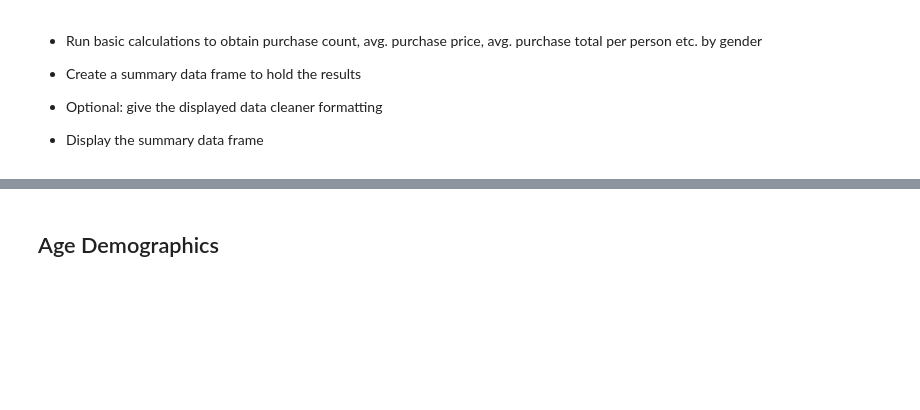
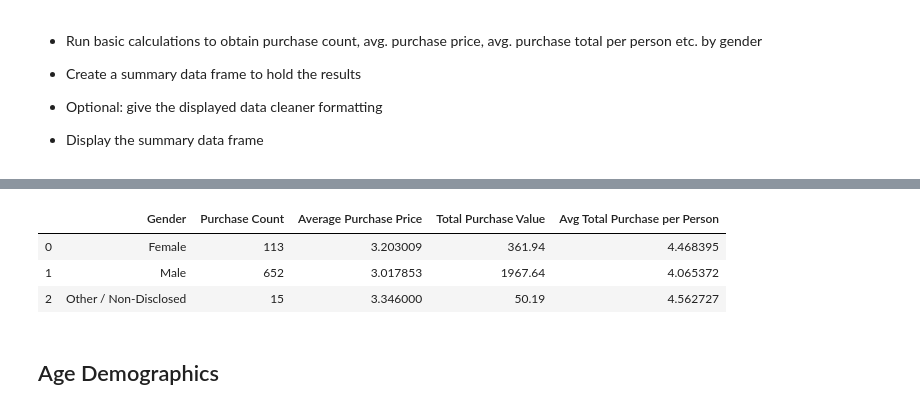
Before and after one commit to stewart-lacy/Pandas-Challange, a Jupyter notebook: HeroesOfPymoli_starter.ipynb, the cells around one changed output, grey strips where cells are left out. Cells and saved outputs as stored; diff of their text form; code cells hidden in the pictures; blank space fills up the shorter version.

```diff
--- a/HeroesOfPymoli_starter.ipynb
+++ b/HeroesOfPymoli_starter.ipynb
@@ -110,0 +77,17 @@ Female_players = purchase_data.drop[["Gender"]]
+# %%
+len_of_data = purchase_data["SN"].nunique()
+male=purchase_data.loc[purchase_data['Gender'] == "Male"]["SN"].nunique()
+male_percent = ((male/len_of_data)*100)
+
+female=purchase_data.loc[purchase_data['Gender'] == "Female"]["SN"].nunique()
+female_percent = ((female/len_of_data)*100)
+
+other= len_of_data - male - female
+other_percent = ((other/len_of_data)*100)
+
+
+Gender_Demographics_summary = pd.DataFrame({"": ["Male", "Female", "Other / Non-Disclosed"],"Total Count": [male,female,other], "Percentage of Players":[male_percent,female_percent, other_percent] })
+Gender_Demographics_summary
+
+Gender_Demographics_final= Gender_Demographics_summary.set_index("")
+Gender_Demographics_final.style.format({"Percentage of Players": "{:.2f}%"})
@@ -134,3 +116,39 @@ Female_players = purchase_data.drop[["Gender"]]
+# %%
+len_of_purchase = purchase_data["Purchase ID"].nunique()
+avg_purchase_price = purchase_data["Price"].nunique()
+#Purchase Count
+
+female_purchase_count=purchase_data.loc[purchase_data['Gender'] == "Female"]["Purchase ID"].nunique()
+male_purchase_count=purchase_data.loc[purchase_data['Gender'] == "Male"]["Purchase ID"].nunique()
+other_purchase_count = (len_of_purchase - male_purchase_count - female_purchase_count)
+#Average Puchase Price
+
+female_avg_purchase_price = purchase_data.loc[purchase_data['Gender'] == "Female"]["Price"].mean()
+male_avg_purchase_price = purchase_data.loc[purchase_data['Gender'] == "Male"]["Price"].mean()
+other_avg_purchase_price = purchase_data.loc[purchase_data['Gender'] == "Other / Non-Disclosed"]["Price"].mean()
+
+#Total Purchase Value
+female_sum_purchase_price = purchase_data.loc[purchase_data['Gender'] == "Female"]["Price"].sum()
+male_sum_purchase_price = purchase_data.loc[purchase_data['Gender'] == "Male"]["Price"].sum()
+other_sum_purchase_price = purchase_data.loc[purchase_data['Gender'] == "Other / Non-Disclosed"]["Price"].sum()
+
+#Average Total Purchase per Person
+ #avg_female_purchase_count=
+avg_total_female = (female_sum_purchase_price/female)
+avg_total_male = (male_sum_purchase_price/male)
+avg_other = (other_sum_purchase_price/other)
+
+
+pd.DataFrame({"Gender": ["Female", "Male", "Other / Non-Disclosed"],"Purchase Count": [female_purchase_count,male_purchase_count,other_purchase_count],
+              "Average Purchase Price":[female_avg_purchase_price,male_avg_purchase_price, other_avg_purchase_price],
+              "Total Purchase Value":[female_sum_purchase_price,male_sum_purchase_price,other_sum_purchase_price],
+              "Avg Total Purchase per Person": [avg_total_female,avg_total_male,avg_other]
+             })
+# %% [output]
+|  | Gender | Purchase Count | Average Purchase Price | Total Purchase Value | Avg Total Purchase per Person |
+| 0 | Female | 113 | 3.203009 | 361.94 | 4.468395 |
+| 1 | Male | 652 | 3.017853 | 1967.64 | 4.065372 |
+| 2 | Other / Non-Disclosed | 15 | 3.346000 | 50.19 | 4.562727 |
 # %% [markdown]
 ## Age Demographics
 # %% [markdown]
```
Also changed, not shown: parts of 13 cells of this notebook.
